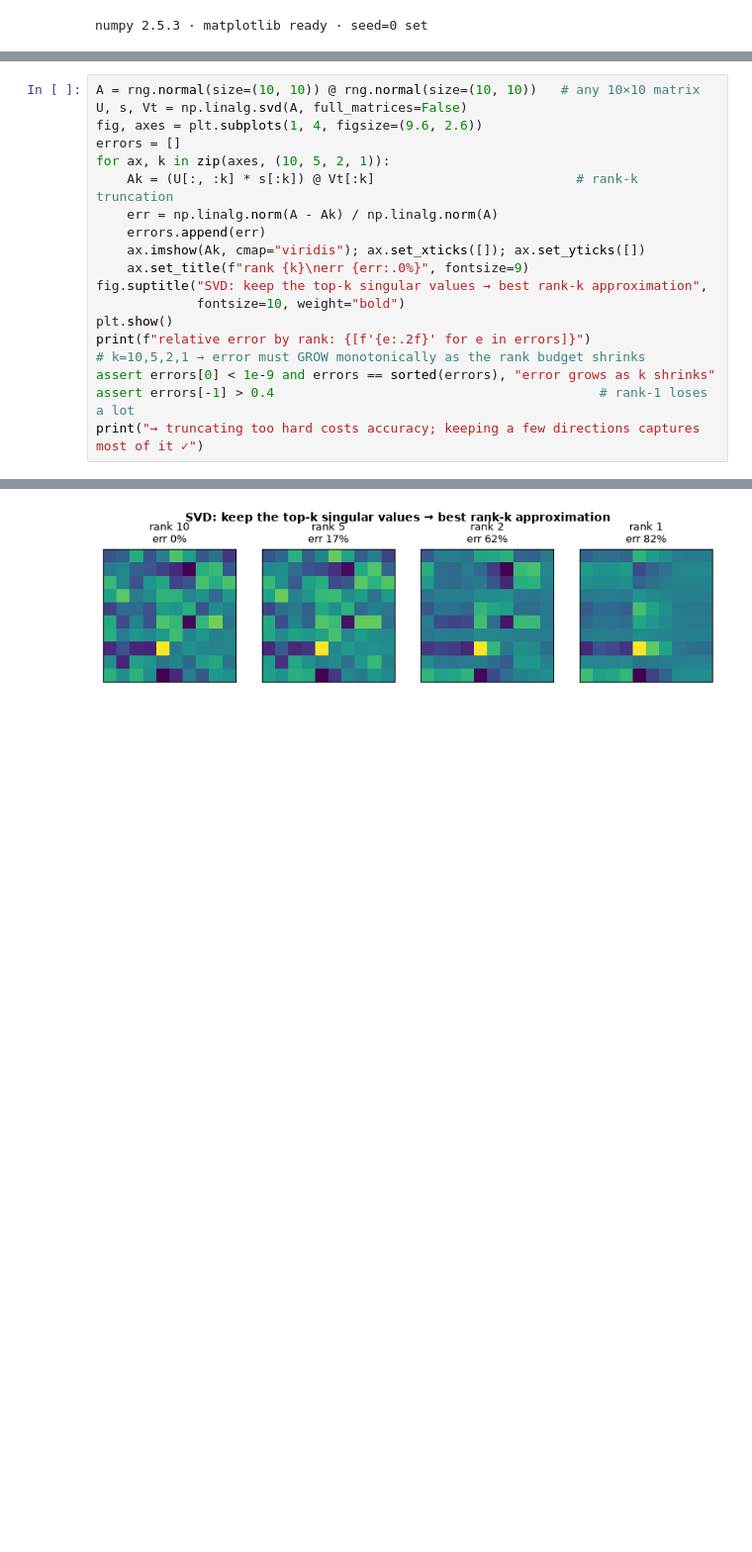
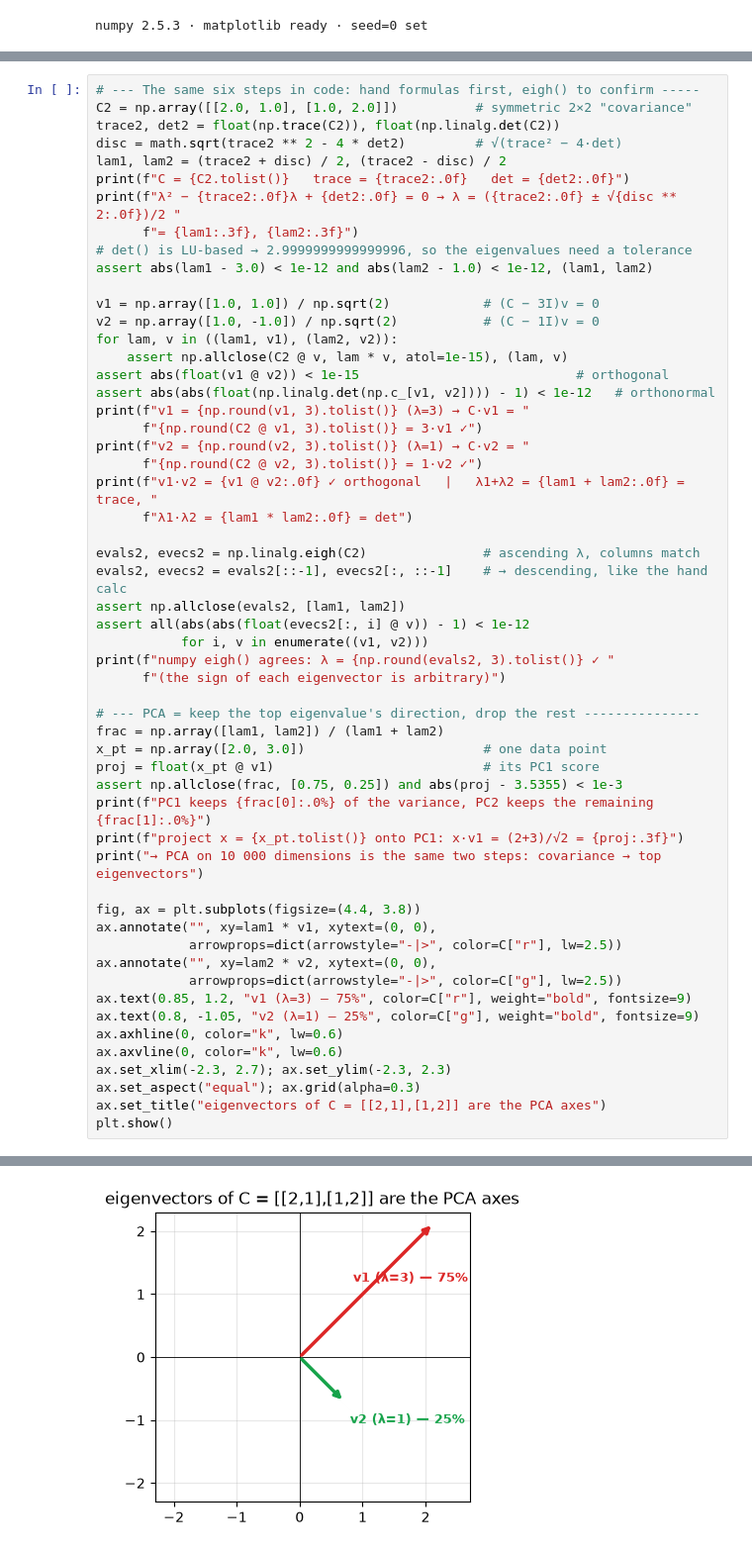
Before and after one commit to jsavinash/artificial-intelligence-study-guide, a Jupyter notebook: notebooks/00-mathematical-foundations.ipynb, the cells around one changed output, grey strips where cells are left out. Shown at 99% size. Cells and saved outputs as stored; diff of their text form; blank space fills up the shorter version.

```diff
--- a/notebooks/00-mathematical-foundations.ipynb
+++ b/notebooks/00-mathematical-foundations.ipynb
@@ -185,20 +290,56 @@ embedding geometry, and LoRA (module 15) are all this picture.
 # %%
-A = rng.normal(size=(10, 10)) @ rng.normal(size=(10, 10))   # any 10×10 matrix
-U, s, Vt = np.linalg.svd(A, full_matrices=False)
-fig, axes = plt.subplots(1, 4, figsize=(9.6, 2.6))
-errors = []
-for ax, k in zip(axes, (10, 5, 2, 1)):
-    Ak = (U[:, :k] * s[:k]) @ Vt[:k]                          # rank-k truncation
-    err = np.linalg.norm(A - Ak) / np.linalg.norm(A)
-    errors.append(err)
-    ax.imshow(Ak, cmap="viridis"); ax.set_xticks([]); ax.set_yticks([])
-    ax.set_title(f"rank {k}\nerr {err:.0%}", fontsize=9)
-fig.suptitle("SVD: keep the top-k singular values → best rank-k approximation",
-             fontsize=10, weight="bold")
+# --- The same six steps in code: hand formulas first, eigh() to confirm -----
+C2 = np.array([[2.0, 1.0], [1.0, 2.0]])          # symmetric 2×2 "covariance"
+trace2, det2 = float(np.trace(C2)), float(np.linalg.det(C2))
+disc = math.sqrt(trace2 ** 2 - 4 * det2)         # √(trace² − 4·det)
+lam1, lam2 = (trace2 + disc) / 2, (trace2 - disc) / 2
+print(f"C = {C2.tolist()}   trace = {trace2:.0f}   det = {det2:.0f}")
+print(f"λ² − {trace2:.0f}λ + {det2:.0f} = 0 → λ = ({trace2:.0f} ± √{disc ** 2:.0f})/2 "
+      f"= {lam1:.3f}, {lam2:.3f}")
+# det() is LU-based → 2.9999999999999996, so the eigenvalues need a tolerance
+assert abs(lam1 - 3.0) < 1e-12 and abs(lam2 - 1.0) < 1e-12, (lam1, lam2)
+
+v1 = np.array([1.0, 1.0]) / np.sqrt(2)            # (C − 3I)v = 0
+v2 = np.array([1.0, -1.0]) / np.sqrt(2)           # (C − 1I)v = 0
+for lam, v in ((lam1, v1), (lam2, v2)):
+    assert np.allclose(C2 @ v, lam * v, atol=1e-15), (lam, v)
+assert abs(float(v1 @ v2)) < 1e-15                            # orthogonal
+assert abs(abs(float(np.linalg.det(np.c_[v1, v2]))) - 1) < 1e-12   # orthonormal
+print(f"v1 = {np.round(v1, 3).tolist()} (λ=3) → C·v1 = "
+      f"{np.round(C2 @ v1, 3).tolist()} = 3·v1 ✓")
+print(f"v2 = {np.round(v2, 3).tolist()} (λ=1) → C·v2 = "
+      f"{np.round(C2 @ v2, 3).tolist()} = 1·v2 ✓")
+print(f"v1·v2 = {v1 @ v2:.0f} ✓ orthogonal   |   λ1+λ2 = {lam1 + lam2:.0f} = trace, "
+      f"λ1·λ2 = {lam1 * lam2:.0f} = det")
+
+evals2, evecs2 = np.linalg.eigh(C2)               # ascending λ, columns match
+evals2, evecs2 = evals2[::-1], evecs2[:, ::-1]    # → descending, like the hand calc
+assert np.allclose(evals2, [lam1, lam2])
+assert all(abs(abs(float(evecs2[:, i] @ v)) - 1) < 1e-12
+           for i, v in enumerate((v1, v2)))
+print(f"numpy eigh() agrees: λ = {np.round(evals2, 3).tolist()} ✓ "
+      f"(the sign of each eigenvector is arbitrary)")
+
+# --- PCA = keep the top eigenvalue's direction, drop the rest ---------------
+frac = np.array([lam1, lam2]) / (lam1 + lam2)
+x_pt = np.array([2.0, 3.0])                       # one data point
+proj = float(x_pt @ v1)                           # its PC1 score
+assert np.allclose(frac, [0.75, 0.25]) and abs(proj - 3.5355) < 1e-3
+print(f"PC1 keeps {frac[0]:.0%} of the variance, PC2 keeps the remaining {frac[1]:.0%}")
+print(f"project x = {x_pt.tolist()} onto PC1: x·v1 = (2+3)/√2 = {proj:.3f}")
+print("→ PCA on 10 000 dimensions is the same two steps: covariance → top eigenvectors")
+
+fig, ax = plt.subplots(figsize=(4.4, 3.8))
+ax.annotate("", xy=lam1 * v1, xytext=(0, 0),
+            arrowprops=dict(arrowstyle="-|>", color=C["r"], lw=2.5))
+ax.annotate("", xy=lam2 * v2, xytext=(0, 0),
+            arrowprops=dict(arrowstyle="-|>", color=C["g"], lw=2.5))
+ax.text(0.85, 1.2, "v1 (λ=3) — 75%", color=C["r"], weight="bold", fontsize=9)
+ax.text(0.8, -1.05, "v2 (λ=1) — 25%", color=C["g"], weight="bold", fontsize=9)
+ax.axhline(0, color="k", lw=0.6)
+ax.axvline(0, color="k", lw=0.6)
+ax.set_xlim(-2.3, 2.7); ax.set_ylim(-2.3, 2.3)
+ax.set_aspect("equal"); ax.grid(alpha=0.3)
+ax.set_title("eigenvectors of C = [[2,1],[1,2]] are the PCA axes")
 plt.show()
-print(f"relative error by rank: {[f'{e:.2f}' for e in errors]}")
-# k=10,5,2,1 → error must GROW monotonically as the rank budget shrinks
-assert errors[0] < 1e-9 and errors == sorted(errors), "error grows as k shrinks"
-assert errors[-1] > 0.4                                          # rank-1 loses a lot
-print("→ truncating too hard costs accuracy; keeping a few directions captures most of it ✓")
 # %% [output]
@@ -205 +355 @@ print("→ truncating too hard costs accuracy; keeping a few directions captures
-[figure, old version]
+[figure, new version]
```
Also changed, not shown: parts of 95 cells of this notebook, 8 other files.
